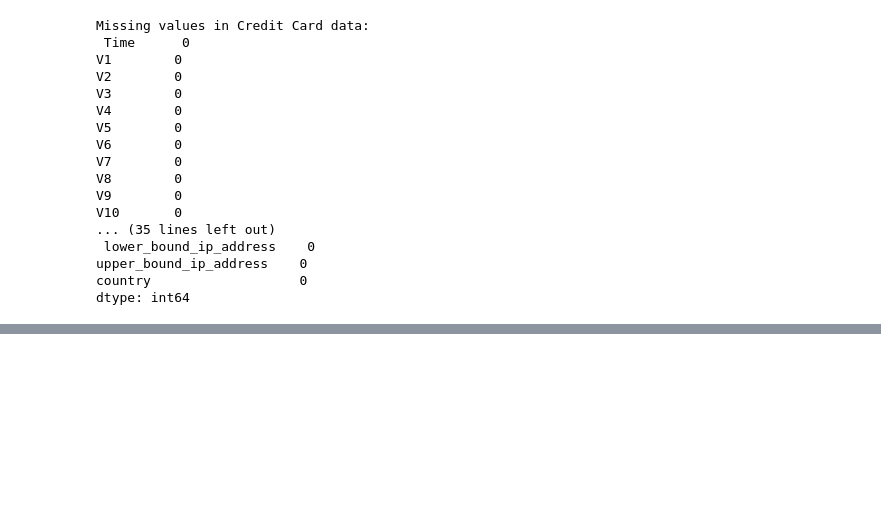
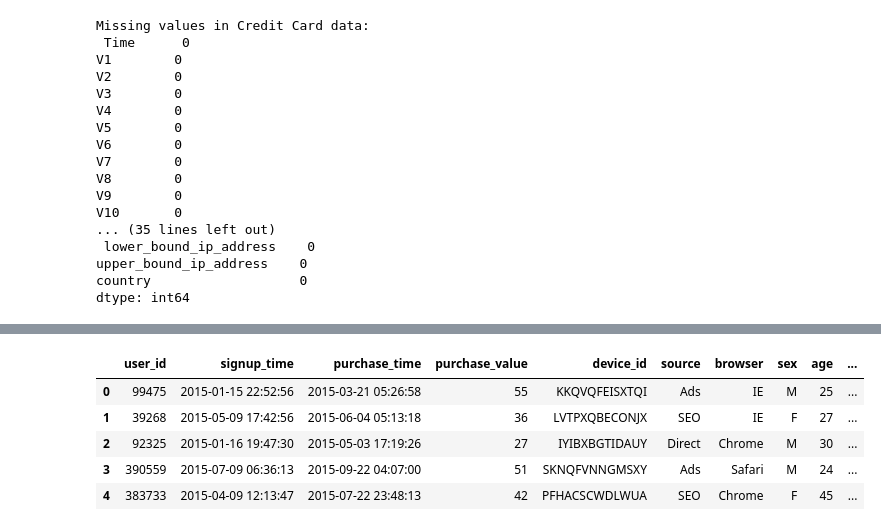
Before and after one commit to yonasKu/Kifiya-Ai-week-8, a Jupyter notebook: notebooks/pre_process.ipynb, the cells around one changed output, grey strips where cells are left out. Drawn from its saved outputs; the diff is of its cells as text; code cells hidden in the pictures; blank space fills up the shorter version.

```diff
--- a/notebooks/pre_process.ipynb
+++ b/notebooks/pre_process.ipynb
@@ -339,0 +230,27 @@ print("Device and IP Uniqueness Statistics:\n", merged_df[['unique_users_per_dev
+# %%
+import pandas as pd
+
+# Function to convert IP address from dot-decimal format to integer format
+def ip_to_int(ip_str):
+    """
+    Converts a dot-decimal IP address (e.g., '192.168.0.1') to its integer equivalent.
+    """
+    octets = ip_str.split('.')
+    return (int(octets[0]) << 24) + (int(octets[1]) << 16) + (int(octets[2]) << 8) + int(octets[3])
+
+# Step 1: Convert IP addresses to integer format (overwrite the existing columns)
+fraud_data_df['ip_address'] = fraud_data_df['ip_address'].apply(ip_to_int)
+ipaddress_to_country_df['lower_bound_ip_address'] = ipaddress_to_country_df['lower_bound_ip_address'].apply(ip_to_int)
+ipaddress_to_country_df['upper_bound_ip_address'] = ipaddress_to_country_df['upper_bound_ip_address'].apply(ip_to_int)
+
+# Step 2: Simple merge on the IP address (this step assumes a direct column match or range comparison logic)
+merged_df = pd.merge(
+    fraud_data_df,  # The fraud data with converted integer IPs
+    ipaddress_to_country_df,  # The IP-to-country mapping
+    left_on='ip_address',  # Merge on IP address in fraud data
+    right_on='lower_bound_ip_address',  # Use the lower bound for simplicity (could also extend to ranges)
+    suffixes=('', '_country')  # Avoid column name collisions
+)
+
+# Step 3: Inspect the result
+print(merged_df.head())
@@ -339,0 +278,9 @@ print("Device and IP Uniqueness Statistics:\n", merged_df[['unique_users_per_dev
+# %%
+merged_df.head()
+# %% [output]
+|  | user_id | signup_time | purchase_time | purchase_value | device_id | source | browser | sex | age | ... |
+| 0 | 99475 | 2015-01-15 22:52:56 | 2015-03-21 05:26:58 | 55 | KKQVQFEISXTQI | Ads | IE | M | 25 | ... |
+| 1 | 39268 | 2015-05-09 17:42:56 | 2015-06-04 05:13:18 | 36 | LVTPXQBECONJX | SEO | IE | F | 27 | ... |
+| 2 | 92325 | 2015-01-16 19:47:30 | 2015-05-03 17:19:26 | 27 | IYIBXBGTIDAUY | Direct | Chrome | M | 30 | ... |
+| 3 | 390559 | 2015-07-09 06:36:13 | 2015-09-22 04:07:00 | 51 | SKNQFVNNGMSXY | Ads | Safari | M | 24 | ... |
+| 4 | 383733 | 2015-04-09 12:13:47 | 2015-07-22 23:48:13 | 42 | PFHACSCWDLWUA | SEO | Chrome | F | 45 | ... |
```
Also changed, not shown: parts of 16 cells of this notebook.
